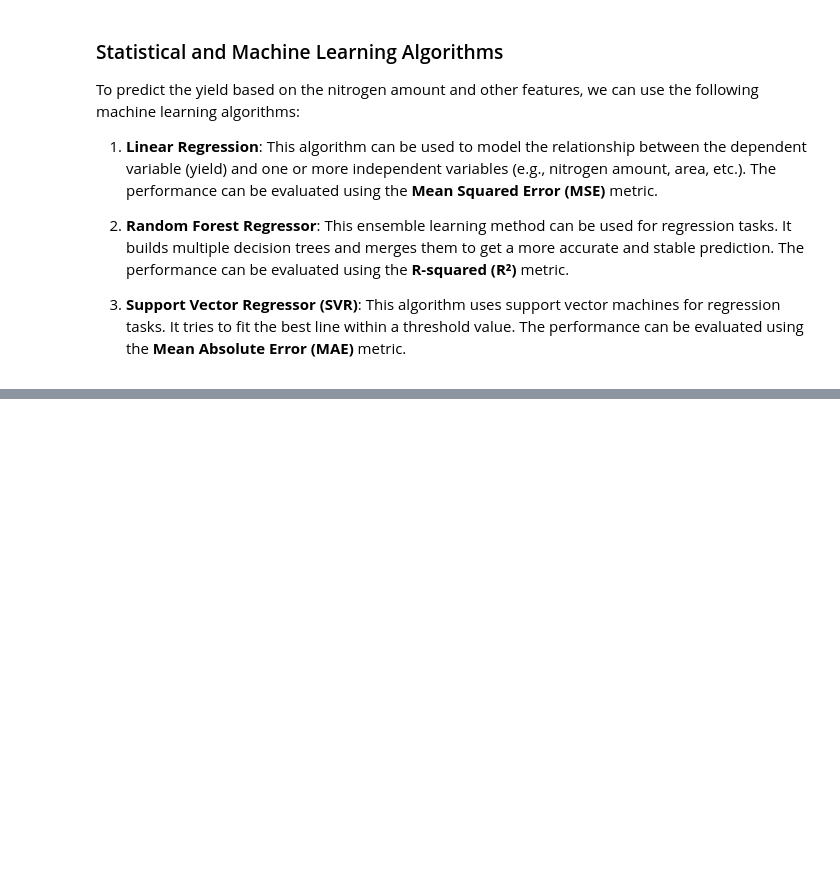
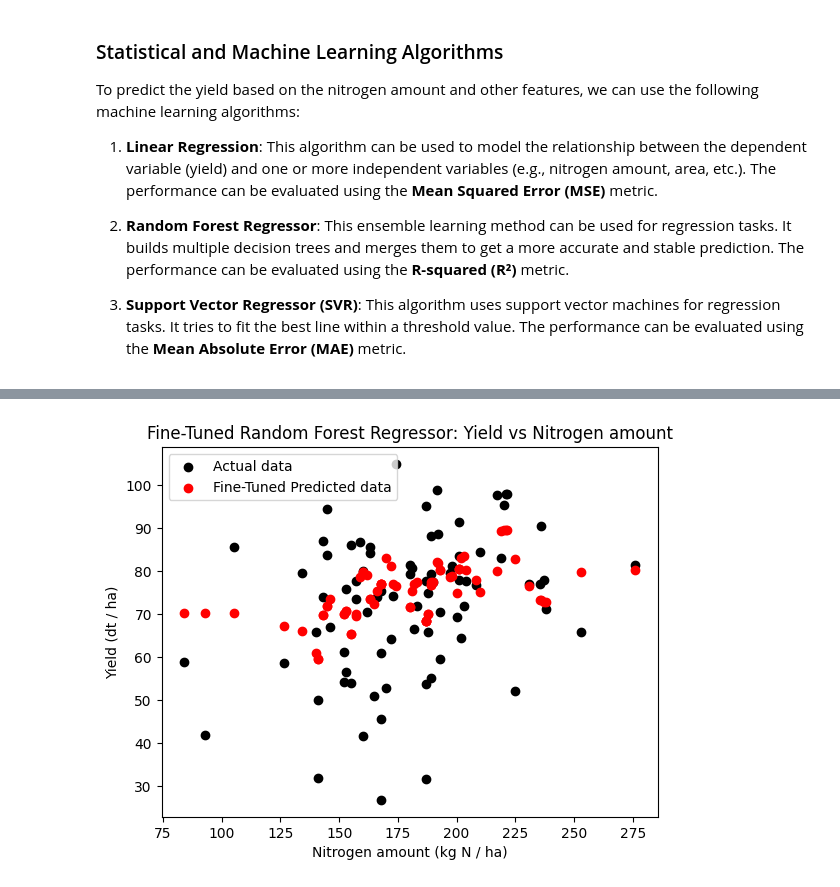
Before and after one commit to serbanradulescu/fded-proj, a Jupyter notebook: project_final.ipynb, the cells around one changed output, grey strips where cells are left out. Cells and saved outputs as stored; diff of their text form; code cells hidden in the pictures; blank space fills up the shorter version.

```diff
--- a/project_final.ipynb
+++ b/project_final.ipynb
@@ -134,0 +292,54 @@ To predict the yield based on the nitrogen amount and other features, we can use
+# %%
+import sys
+import os
+import warnings
+
+# Define a more exhaustive parameter grid for GridSearchCV
+warnings.filterwarnings('ignore')
+sys.stdout = open(os.devnull, 'w')
+param_grid_fine_tune = {
+    'n_estimators': [100, 200, 300, 400, 500],
+    'max_depth': [None, 10, 20, 30, 40, 50],
+    'min_samples_split': [2, 5, 10, 15],
+    'min_samples_leaf': [1, 2, 4, 6]
+}
+
+# Define the model
+rf = RandomForestRegressor(random_state=42)
+
+# Perform GridSearchCV to find the best parameters
+grid_search_fine_tune = GridSearchCV(estimator=rf, param_grid=param_grid_fine_tune, cv=5, n_jobs=-1, verbose=2)
+grid_search_fine_tune.fit(X_train, y_train)
+
+# Get the best model
+best_rf_fine_tune = grid_search_fine_tune.best_estimator_
+
+# Make predictions
+y_pred_rf_fine_tune = best_rf_fine_tune.predict(X_test)
+
+# Evaluate the model
+mse_rf_fine_tune = mean_squared_error(y_test, y_pred_rf_fine_tune)
+r2_rf_fine_tune = r2_score(y_test, y_pred_rf_fine_tune)
+mae_rf_fine_tune = mean_absolute_error(y_test, y_pred_rf_fine_tune)
+
+print(f"Best Parameters (Fine-Tuned): {grid_search_fine_tune.best_params_}")
+print(f"Mean Squared Error (MSE) - Fine-Tuned: {mse_rf_fine_tune}")
+print(f"R-squared (R²) - Fine-Tuned: {r2_rf_fine_tune}")
+print(f"Mean Absolute Error (MAE) - Fine-Tuned: {mae_rf_fine_tune}")
+
+# Compare with the previous model
+print("\nComparison with Previous Model:")
+print(f"Previous MSE: {mse_rf}, Fine-Tuned MSE: {mse_rf_fine_tune}")
+print(f"Previous R²: {r2_rf}, Fine-Tuned R²: {r2_rf_fine_tune}")
+print(f"Previous MAE: {mae_rf}, Fine-Tuned MAE: {mae_rf_fine_tune}")
+
+# Plot the results
+plt.scatter(X_test, y_test, color='black', label='Actual data')
+plt.scatter(X_test, y_pred_rf_fine_tune, color='red', label='Fine-Tuned Predicted data')
+plt.xlabel('Nitrogen amount (kg N / ha)')
+plt.ylabel('Yield (dt / ha)')
+plt.title('Fine-Tuned Random Forest Regressor: Yield vs Nitrogen amount')
+plt.legend()
+plt.show()
+# %% [output]
+[figure, added]
```
Also changed, not shown: parts of 13 cells of this notebook.
